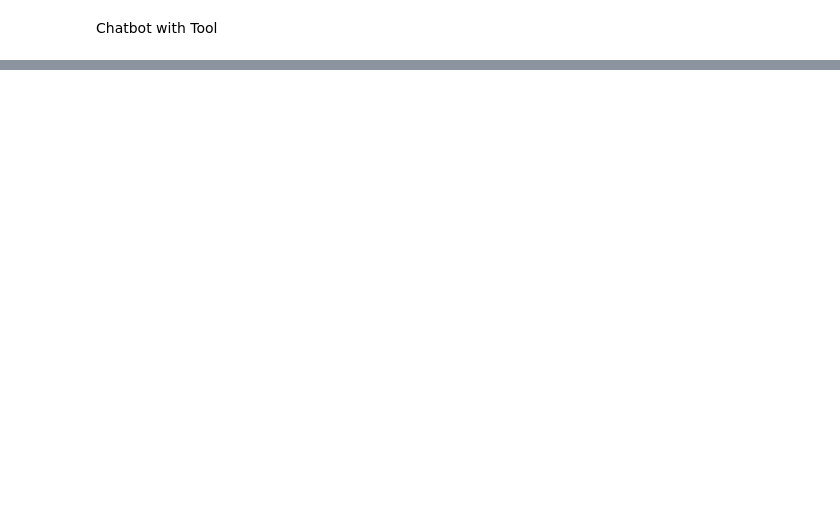
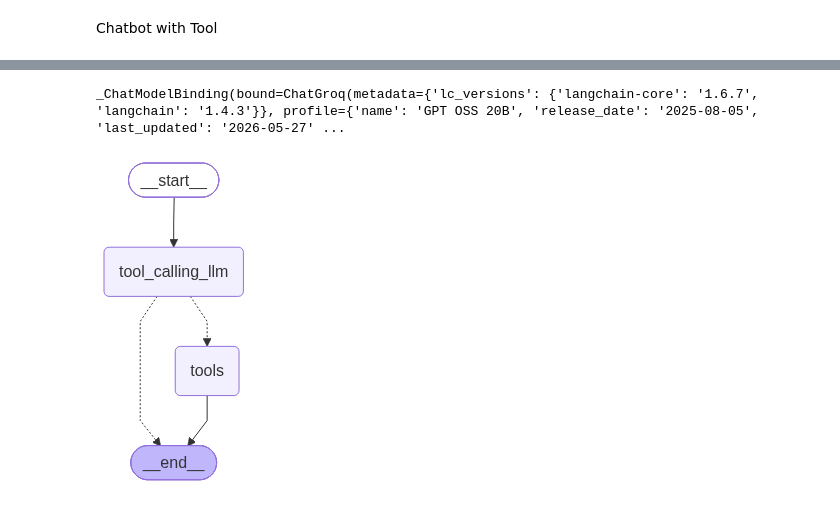
Before and after one commit to numbskullx26/langgraph-impl, a Jupyter notebook: AgenticLanggraph/1-BasicChatbot/1-basicchatbot.ipynb, the cells around one changed output, grey strips where cells are left out. Drawn from its saved outputs; the diff is of its cells as text; code cells hidden in the pictures; blank space fills up the shorter version.

```diff
--- a/AgenticLanggraph/1-BasicChatbot/1-basicchatbot.ipynb
+++ b/AgenticLanggraph/1-BasicChatbot/1-basicchatbot.ipynb
@@ -109,3 +109,40 @@ def multiply(a:int,b:int) -> int:
     return a*b
 # %%
 tools = [tool, multiply]
+# %%
+llm_with_tools = llm.bind_tools(tools)
+# %%
+llm_with_tools
+# %% [output]
+_ChatModelBinding(bound=ChatGroq(metadata={'lc_versions': {'langchain-core': '1.6.7', 'langchain': '1.4.3'}}, profile={'name': 'GPT OSS 20B', 'release_date': '2025-08-05', 'last_updated': '2026-05-27' ...
+# %%
+ ## Building the Stategraph
+from langgraph.graph import StateGraph,START,END
+from langgraph.prebuilt import ToolNode, tools_condition
+
+### Defining the State
+def tool_calling_llm(state:State):
+    return {"messages" : [llm_with_tools.invoke(state["messages"])]}
+
+###Graph
+builder = StateGraph(State)
+builder.add_node("tool_calling_llm",tool_calling_llm)
+builder.add_node("tools",ToolNode(tools))
+
+### Adding Edges
+builder.add_edge(START, "tool_calling_llm")
+builder.add_conditional_edges(
+    "tool_calling_llm",
+    # If the latest message (result) from assistant is a tool call -> tools_condition routes to tools
+    # If the latest message (result) from assistant is a not a tool call -> tools_condition routes to END
+    tools_condition
+)
+builder.add_edge("tool_calling_llm", END)
+
+### Compiling the graph
+graph = builder.compile()
+# %%
+from IPython.display import Image, display
+display(Image(graph.get_graph().draw_mermaid_png()))
+# %% [output]
+[figure, added]
```
Also changed, not shown: parts of 9 cells of this notebook.
